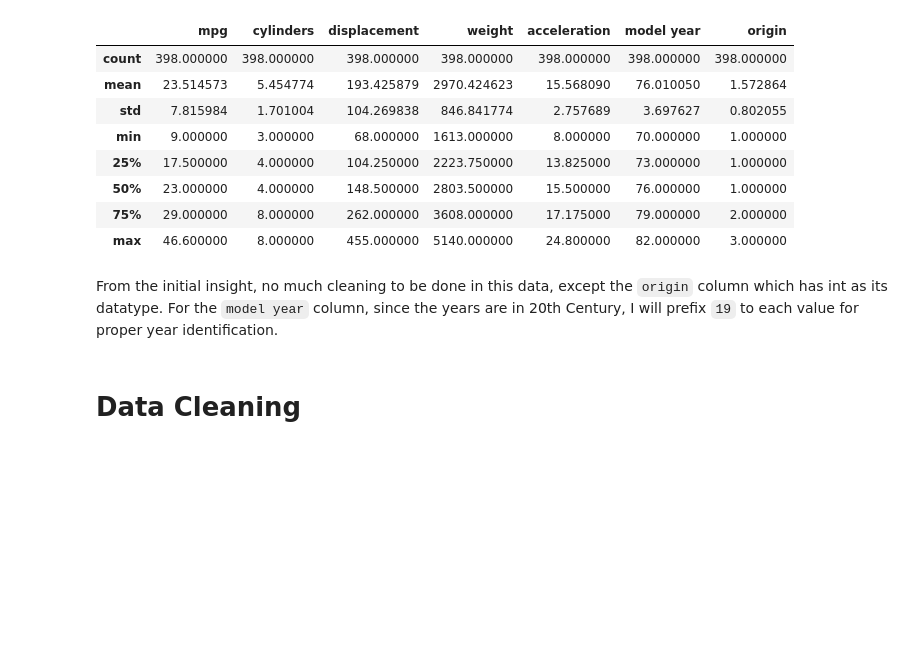
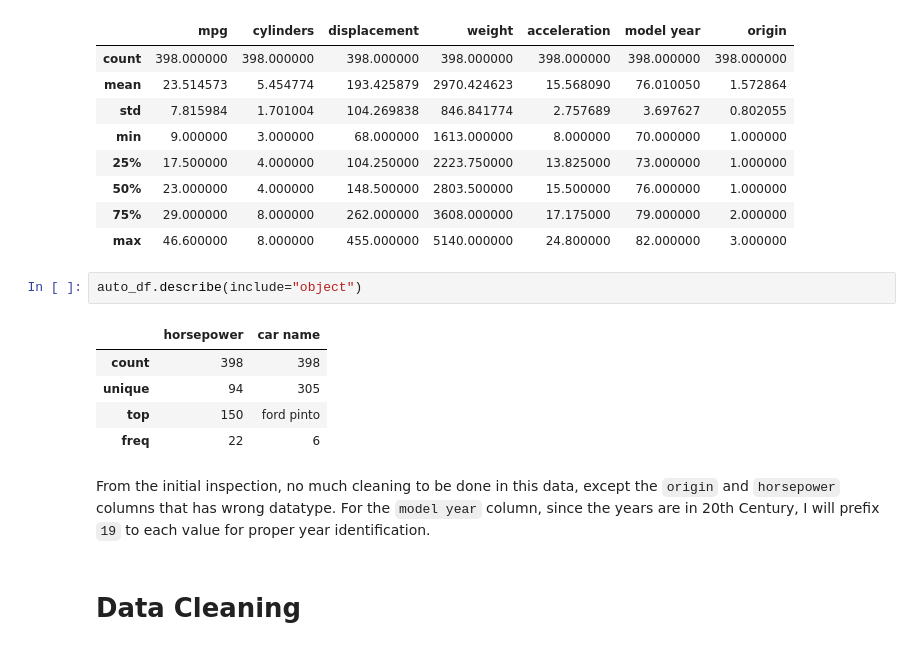
Before and after one commit to GeorgeScriptt/Vehicle-Fuel-Efficiency-Prediction, a Jupyter notebook: Vehicle-Fuel-Efficiency-Analysis-and-Modelling.ipynb, the cells around one changed output. Cells and saved outputs as stored; diff of their text form; blank space fills up the shorter version.

Commit message:
Performed Univariate analysis and generated insights

```diff
--- a/Vehicle-Fuel-Efficiency-Analysis-and-Modelling.ipynb
+++ b/Vehicle-Fuel-Efficiency-Analysis-and-Modelling.ipynb
@@ -111,8 +111,16 @@ auto_df.describe()
 | 50% | 23.000000 | 4.000000 | 148.500000 | 2803.500000 | 15.500000 | 76.000000 | 1.000000 |
 | 75% | 29.000000 | 8.000000 | 262.000000 | 3608.000000 | 17.175000 | 79.000000 | 2.000000 |
 | max | 46.600000 | 8.000000 | 455.000000 | 5140.000000 | 24.800000 | 82.000000 | 3.000000 |
+# %%
+auto_df.describe(include="object")
+# %% [output]
+|  | horsepower | car name |
+| count | 398 | 398 |
+| unique | 94 | 305 |
+| top | 150 | ford pinto |
+| freq | 22 | 6 |
 # %% [markdown]
-From the initial insight, no much cleaning to be done in this data, except the `origin` column which has int as its datatype.
+From the initial inspection, no much cleaning to be done in this data, except the `origin` and `horsepower` columns that has wrong datatype.
 For the `model year` column, since the years are in 20th Century, I will prefix `19` to each value for proper year identification.
 # %% [markdown]
 # Data Cleaning
```
Also changed, not shown: parts of 9 cells of this notebook.
